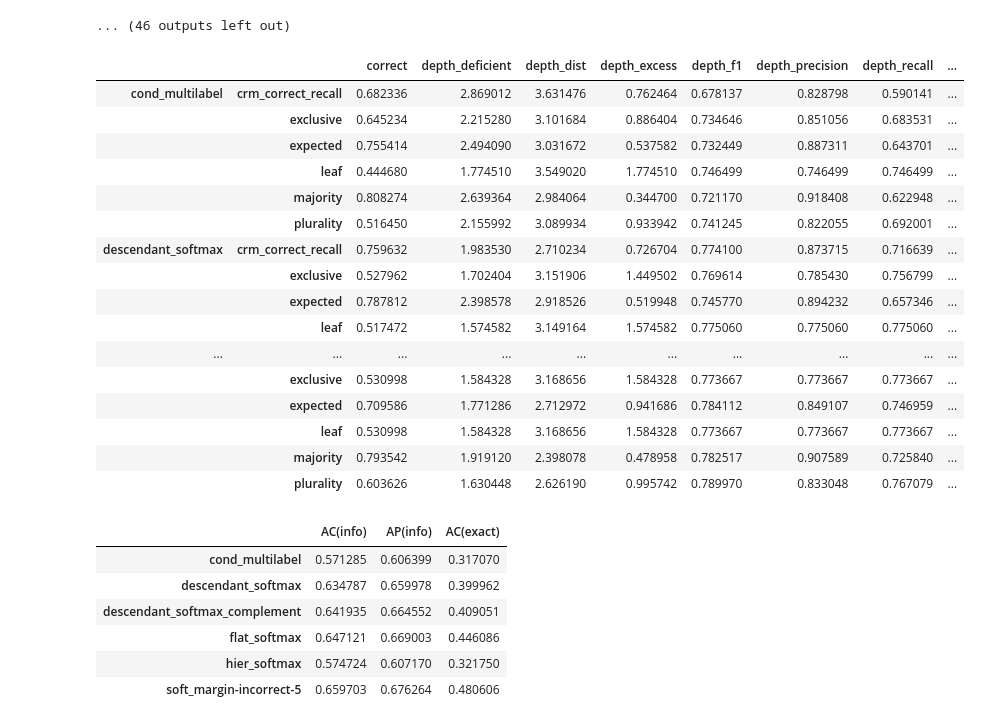
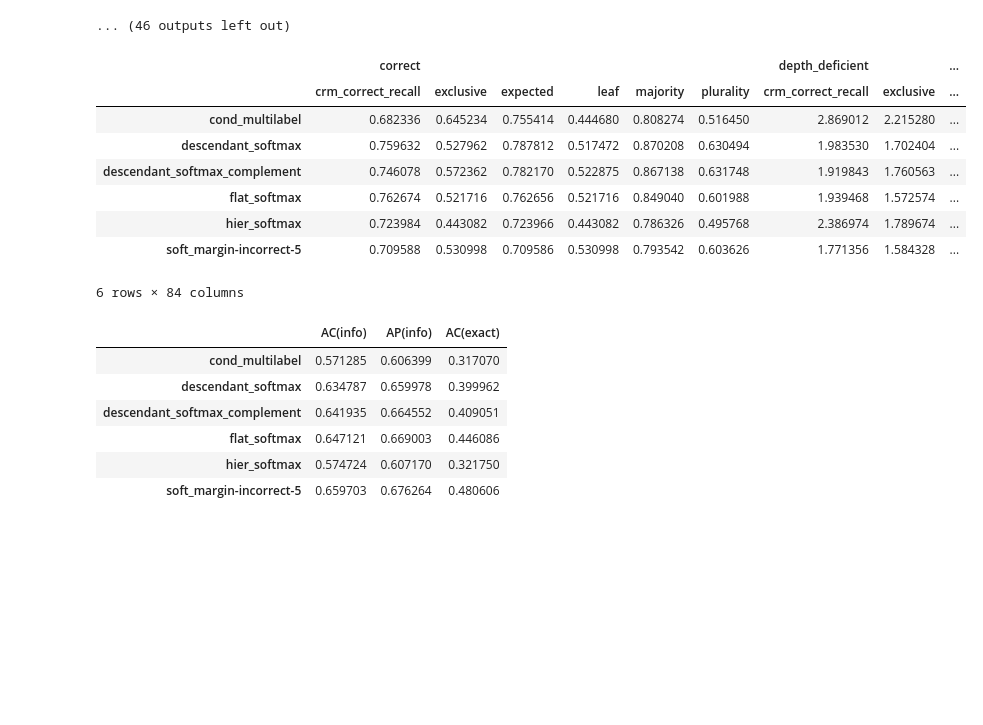
Before and after one commit to jvlmdr/hiercls, a Jupyter notebook: eval_inat21_errorbars.ipynb, the cells around one changed output. Saved outputs shown, nothing was run; the diff lists cells and outputs as text; code cells hidden in the pictures; blank space fills up the shorter version.

```diff
--- a/eval_inat21_errorbars.ipynb
+++ b/eval_inat21_errorbars.ipynb
@@ -431,36 +431,28 @@ apply:  96% (377/391); T=0.746 f=1.34; mean T=0.823 f=1.21; elapsed 0:05:10; rem
 apply:  98% (385/391); T=0.704 f=1.42; mean T=0.821 f=1.22; elapsed 0:05:16; remaining 0:00:05 of 0:05:21
 apply: 100% (391/391); T=0.675 f=1.48; mean T=0.818 f=1.22; elapsed 0:05:20
 ... (46 outputs left out)
-# %%
-# Compute statistics over trials.
-
-pred_metrics = {
-    trial_key + (inference_name,): results[trial_key]['pred_metrics'][inference_name]
-    for trial_key in results
-    for inference_name in infer_fns
-}
-pred_metrics = pd.DataFrame.from_dict(pred_metrics, orient='index').groupby(level=(0, 2)).describe()
-pred_metrics_mean = pred_metrics.stack(0)['mean'].unstack()
-pred_metrics_std = pred_metrics.stack(0)['std'].unstack()
-pred_metrics_mean
-# %% [output]
-|  |  | correct | depth_deficient | depth_dist | depth_excess | depth_f1 | depth_precision | depth_recall | ... |
-| cond_multilabel | crm_correct_recall | 0.682336 | 2.869012 | 3.631476 | 0.762464 | 0.678137 | 0.828798 | 0.590141 | ... |
-|  | exclusive | 0.645234 | 2.215280 | 3.101684 | 0.886404 | 0.734646 | 0.851056 | 0.683531 | ... |
-|  | expected | 0.755414 | 2.494090 | 3.031672 | 0.537582 | 0.732449 | 0.887311 | 0.643701 | ... |
-|  | leaf | 0.444680 | 1.774510 | 3.549020 | 1.774510 | 0.746499 | 0.746499 | 0.746499 | ... |
-|  | majority | 0.808274 | 2.639364 | 2.984064 | 0.344700 | 0.721170 | 0.918408 | 0.622948 | ... |
-|  | plurality | 0.516450 | 2.155992 | 3.089934 | 0.933942 | 0.741245 | 0.822055 | 0.692001 | ... |
-| descendant_softmax | crm_correct_recall | 0.759632 | 1.983530 | 2.710234 | 0.726704 | 0.774100 | 0.873715 | 0.716639 | ... |
-|  | exclusive | 0.527962 | 1.702404 | 3.151906 | 1.449502 | 0.769614 | 0.785430 | 0.756799 | ... |
-|  | expected | 0.787812 | 2.398578 | 2.918526 | 0.519948 | 0.745770 | 0.894232 | 0.657346 | ... |
-|  | leaf | 0.517472 | 1.574582 | 3.149164 | 1.574582 | 0.775060 | 0.775060 | 0.775060 | ... |
-| ... | ... | ... | ... | ... | ... | ... | ... | ... | ... |
-|  | exclusive | 0.530998 | 1.584328 | 3.168656 | 1.584328 | 0.773667 | 0.773667 | 0.773667 | ... |
-|  | expected | 0.709586 | 1.771286 | 2.712972 | 0.941686 | 0.784112 | 0.849107 | 0.746959 | ... |
-|  | leaf | 0.530998 | 1.584328 | 3.168656 | 1.584328 | 0.773667 | 0.773667 | 0.773667 | ... |
-|  | majority | 0.793542 | 1.919120 | 2.398078 | 0.478958 | 0.782517 | 0.907589 | 0.725840 | ... |
-|  | plurality | 0.603626 | 1.630448 | 2.626190 | 0.995742 | 0.789970 | 0.833048 | 0.767079 | ... |
+# %%
+# Compute statistics over trials.
+
+pred_metrics = {
+    trial_key + (inference_name,): results[trial_key]['pred_metrics'][inference_name]
+    for trial_key in results
+    for inference_name in infer_fns
+}
+pred_metrics = pd.DataFrame.from_dict(pred_metrics, orient='index').groupby(level=(0, 2)).describe()
+pred_metrics_mean = pred_metrics.stack(0)['mean'].unstack().unstack()
+pred_metrics_std = pred_metrics.stack(0)['std'].unstack().unstack()
+pred_metrics_mean
+# %% [output]
+|  | correct |  |  |  |  |  | depth_deficient |  | ... |
+|  | crm_correct_recall | exclusive | expected | leaf | majority | plurality | crm_correct_recall | exclusive | ... |
+| cond_multilabel | 0.682336 | 0.645234 | 0.755414 | 0.444680 | 0.808274 | 0.516450 | 2.869012 | 2.215280 | ... |
+| descendant_softmax | 0.759632 | 0.527962 | 0.787812 | 0.517472 | 0.870208 | 0.630494 | 1.983530 | 1.702404 | ... |
+| descendant_softmax_complement | 0.746078 | 0.572362 | 0.782170 | 0.522875 | 0.867138 | 0.631748 | 1.919843 | 1.760563 | ... |
+| flat_softmax | 0.762674 | 0.521716 | 0.762656 | 0.521716 | 0.849040 | 0.601988 | 1.939468 | 1.572574 | ... |
+| hier_softmax | 0.723984 | 0.443082 | 0.723966 | 0.443082 | 0.786326 | 0.495768 | 2.386974 | 1.789674 | ... |
+| soft_margin-incorrect-5 | 0.709588 | 0.530998 | 0.709586 | 0.530998 | 0.793542 | 0.603626 | 1.771356 | 1.584328 | ... |
+6 rows × 84 columns
 # %%
 INTEGRALS = {
     # 'AC(depth)': ('depth_recall', 'correct'),
```
Also changed, not shown: parts of 25 cells of this notebook.
